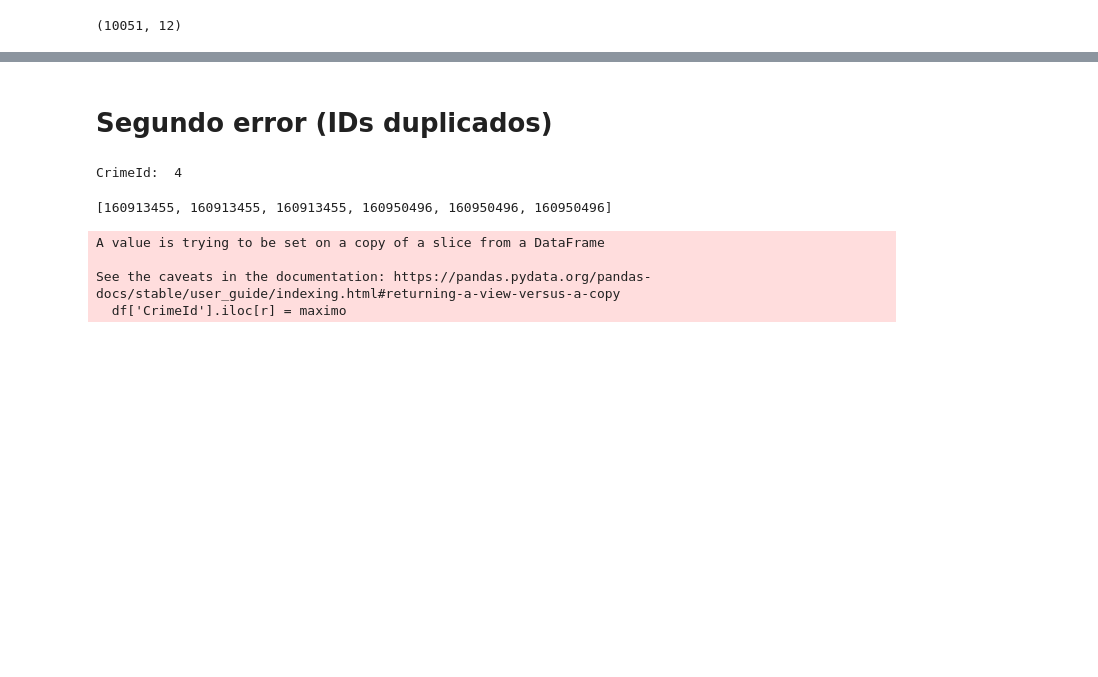
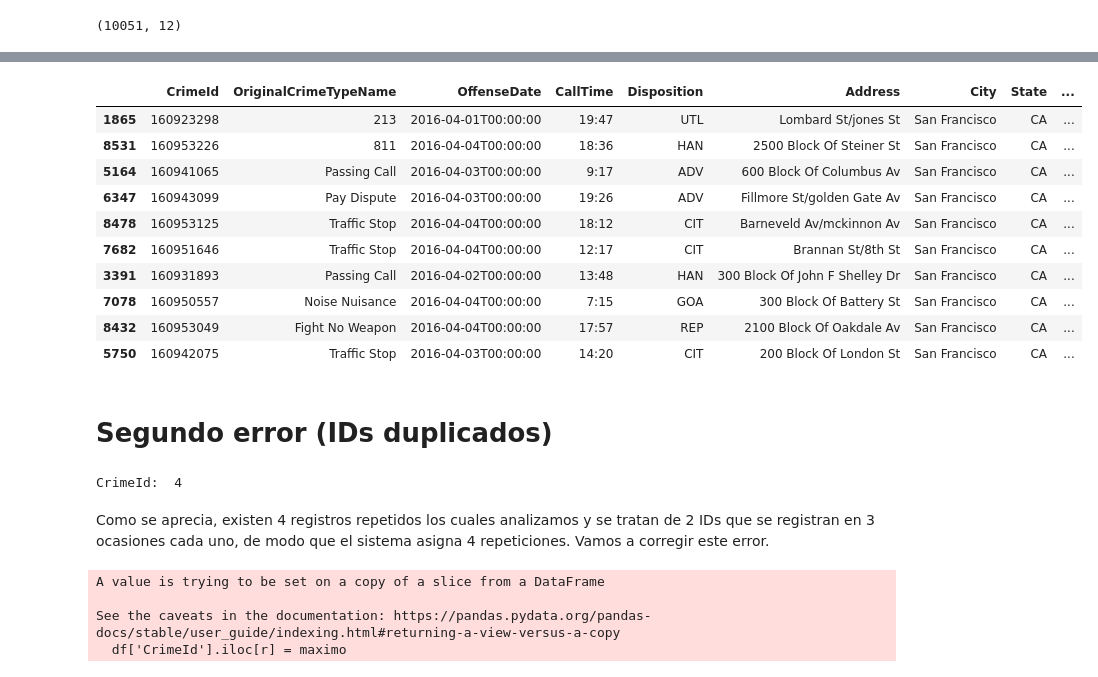
Before and after one commit to xagranda99/lab2U2, a Jupyter notebook: [NRC_6292]_XavierGranda_La2Unidad2.ipynb, the cells around one changed output, grey strips where cells are left out. Drawn from its saved outputs; the diff is of its cells as text; code cells hidden in the pictures; blank space fills up the shorter version.

```diff
--- a/[NRC_6292]_XavierGranda_La2Unidad2.ipynb
+++ b/[NRC_6292]_XavierGranda_La2Unidad2.ipynb
@@ -82,13 +87,31 @@ df.sample(10)
+# %%
+'''Eliminar la columna "CallDateTime" ya que observando
+los registros es la misma informacion ya presentada en
+otras columas.'''
+df = df.drop(['CallDateTime'], axis=1)
+df.sample(10)
+# %% [output]
+|  | CrimeId | OriginalCrimeTypeName | OffenseDate | CallTime | Disposition | Address | City | State | ... |
+| 1865 | 160923298 | 213 | 2016-04-01T00:00:00 | 19:47 | UTL | Lombard St/jones St | San Francisco | CA | ... |
+| 8531 | 160953226 | 811 | 2016-04-04T00:00:00 | 18:36 | HAN | 2500 Block Of Steiner St | San Francisco | CA | ... |
+| 5164 | 160941065 | Passing Call | 2016-04-03T00:00:00 | 9:17 | ADV | 600 Block Of Columbus Av | San Francisco | CA | ... |
+| 6347 | 160943099 | Pay Dispute | 2016-04-03T00:00:00 | 19:26 | ADV | Fillmore St/golden Gate Av | San Francisco | CA | ... |
+| 8478 | 160953125 | Traffic Stop | 2016-04-04T00:00:00 | 18:12 | CIT | Barneveld Av/mckinnon Av | San Francisco | CA | ... |
+| 7682 | 160951646 | Traffic Stop | 2016-04-04T00:00:00 | 12:17 | CIT | Brannan St/8th St | San Francisco | CA | ... |
+| 3391 | 160931893 | Passing Call | 2016-04-02T00:00:00 | 13:48 | HAN | 300 Block Of John F Shelley Dr | San Francisco | CA | ... |
+| 7078 | 160950557 | Noise Nuisance | 2016-04-04T00:00:00 | 7:15 | GOA | 300 Block Of Battery St | San Francisco | CA | ... |
+| 8432 | 160953049 | Fight No Weapon | 2016-04-04T00:00:00 | 17:57 | REP | 2100 Block Of Oakdale Av | San Francisco | CA | ... |
+| 5750 | 160942075 | Traffic Stop | 2016-04-03T00:00:00 | 14:20 | CIT | 200 Block Of London St | San Francisco | CA | ... |
 # %% [markdown]
 # Segundo error (IDs duplicados)
 # %%
 '''Conteo de ids duplicados, y verificacion de los mismos.'''
 print("CrimeId: ",df['CrimeId'].duplicated().sum())
-dup = df[df['CrimeId'].duplicated(keep=False)]['CrimeId'].tolist()
-dup
+df[df.duplicated(subset=['CrimeId'],keep=False)];
 # %% [output]
 CrimeId:  4
-[160913455, 160913455, 160913455, 160950496, 160950496, 160950496]
+# %% [markdown]
+Como se aprecia, existen 4 registros repetidos los cuales analizamos y se tratan de 2 IDs que se registran en 3 ocasiones cada uno, de modo que el sistema asigna 4 repeticiones. Vamos a corregir este error.
 # %%
 '''Realizamos una función la cual crea un set de la lista
 de los datos duplicados existentes en la columna CrimeId'''
```
Also changed, not shown: parts of 8 cells of this notebook.
